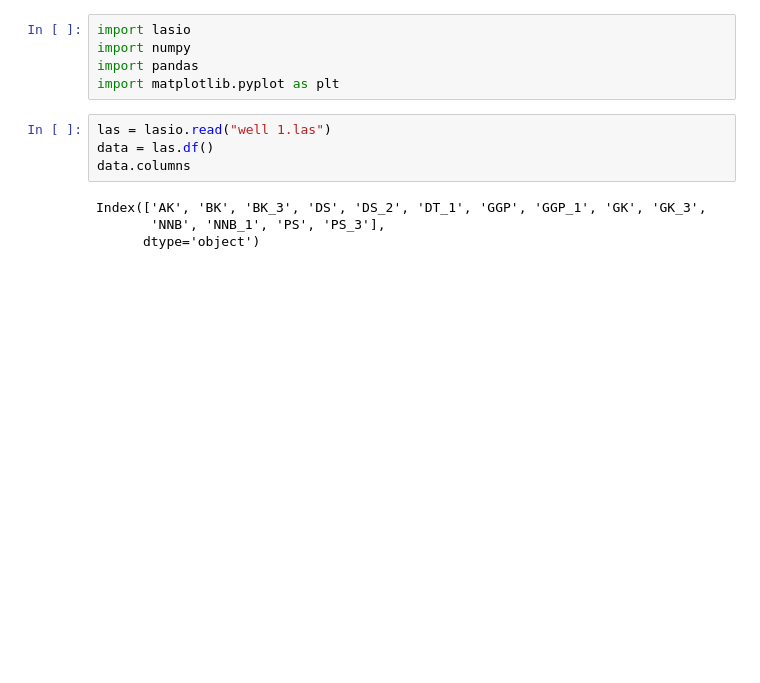
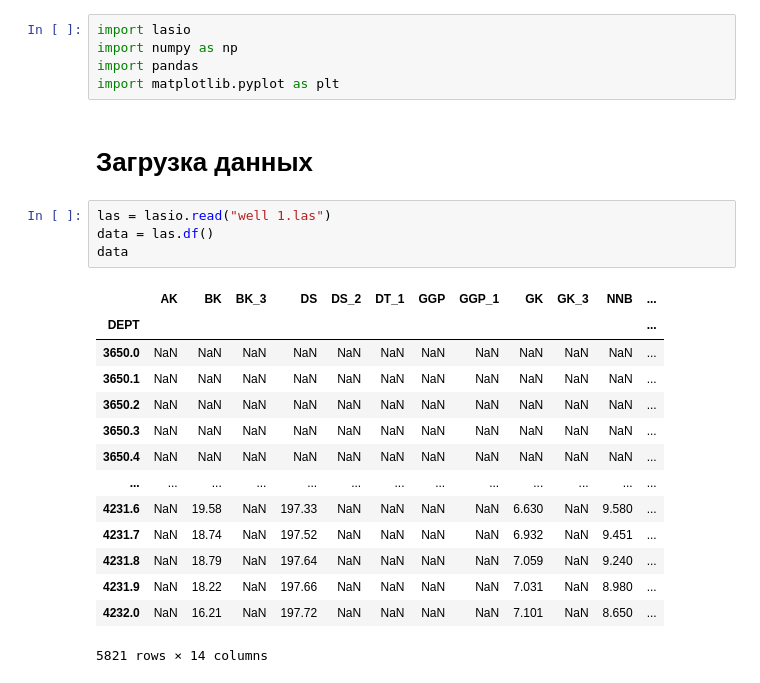
Before and after one commit to spaceswimmer/Pertoleum-Geology-Projects, a Jupyter notebook: Artemiy_Fishchuk_examples/Well data processing/well_processing.ipynb, the cells around one changed output. Cells and saved outputs as stored; diff of their text form; blank space fills up the shorter version.

```diff
--- a/Artemiy_Fishchuk_examples/Well data processing/well_processing.ipynb
+++ b/Artemiy_Fishchuk_examples/Well data processing/well_processing.ipynb
@@ -1,13 +1,26 @@
 # %%
 import lasio
-import numpy
+import numpy as np
 import pandas
 import matplotlib.pyplot as plt
+# %% [markdown]
+# Загрузка данных
 # %%
 las = lasio.read("well 1.las")
 data = las.df()
-data.columns
+data
 # %% [output]
+|  | AK | BK | BK_3 | DS | DS_2 | DT_1 | GGP | GGP_1 | GK | GK_3 | NNB | ... |
+| DEPT |  |  |  |  |  |  |  |  |  |  |  | ... |
+| 3650.0 | NaN | NaN | NaN | NaN | NaN | NaN | NaN | NaN | NaN | NaN | NaN | ... |
+| 3650.1 | NaN | NaN | NaN | NaN | NaN | NaN | NaN | NaN | NaN | NaN | NaN | ... |
+| 3650.2 | NaN | NaN | NaN | NaN | NaN | NaN | NaN | NaN | NaN | NaN | NaN | ... |
+| 3650.3 | NaN | NaN | NaN | NaN | NaN | NaN | NaN | NaN | NaN | NaN | NaN | ... |
+| 3650.4 | NaN | NaN | NaN | NaN | NaN | NaN | NaN | NaN | NaN | NaN | NaN | ... |
+| ... | ... | ... | ... | ... | ... | ... | ... | ... | ... | ... | ... | ... |
+| 4231.6 | NaN | 19.58 | NaN | 197.33 | NaN | NaN | NaN | NaN | 6.630 | NaN | 9.580 | ... |
+| 4231.7 | NaN | 18.74 | NaN | 197.52 | NaN | NaN | NaN | NaN | 6.932 | NaN | 9.451 | ... |
+| 4231.8 | NaN | 18.79 | NaN | 197.64 | NaN | NaN | NaN | NaN | 7.059 | NaN | 9.240 | ... |
+| 4231.9 | NaN | 18.22 | NaN | 197.66 | NaN | NaN | NaN | NaN | 7.031 | NaN | 8.980 | ... |
+| 4232.0 | NaN | 16.21 | NaN | 197.72 | NaN | NaN | NaN | NaN | 7.101 | NaN | 8.650 | ... |
-Index(['AK', 'BK', 'BK_3', 'DS', 'DS_2', 'DT_1', 'GGP', 'GGP_1', 'GK', 'GK_3',
-       'NNB', 'NNB_1', 'PS', 'PS_3'],
-      dtype='object')
+5821 rows × 14 columns
```
Also changed, not shown: parts of 3 cells of this notebook.
